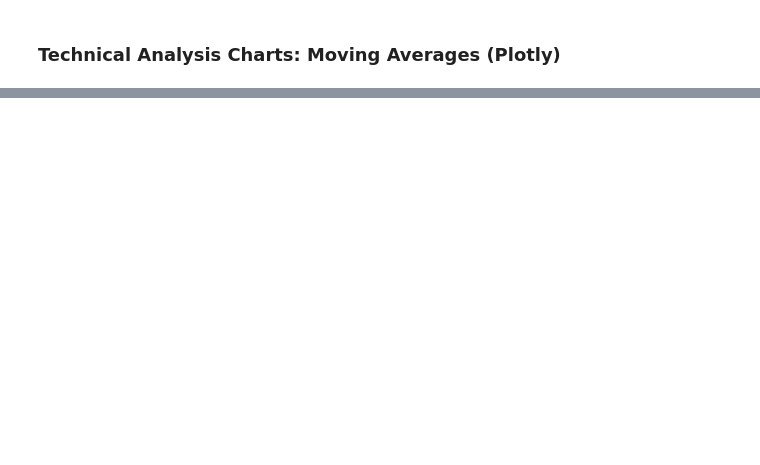
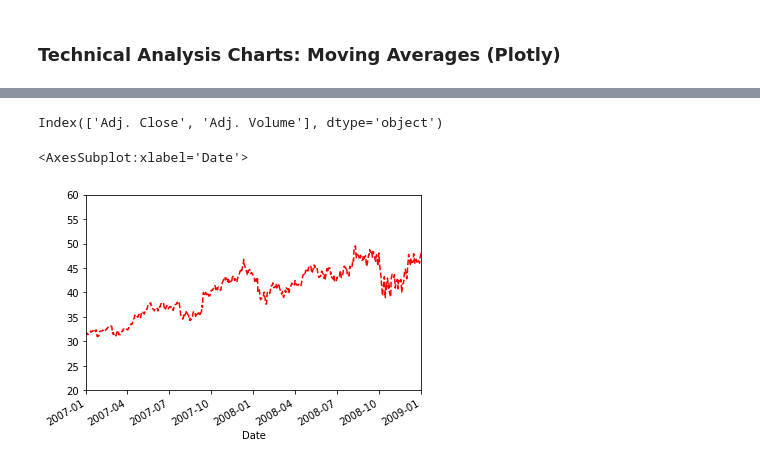
Before and after one commit to mxagar/finance_accounting_courses, a Jupyter notebook: python_finance/00_BasicDataSourcePlotting.ipynb, the cells around one changed output, grey strips where cells are left out. Cells and saved outputs as stored; diff of their text form; code cells hidden in the pictures; blank space fills up the shorter version.

Commit message:
data sources and plotting

```diff
--- a/python_finance/00_BasicDataSourcePlotting.ipynb
+++ b/python_finance/00_BasicDataSourcePlotting.ipynb
@@ -292,0 +300,2 @@ BAC['Close'].loc['2015-01-01':'2016-01-01'].ta_plot(study='boll')
+# %%
+mcdon = pd.read_csv('data/mcdonalds.csv',index_col='Date',parse_dates=True)
@@ -292,0 +312,12 @@ BAC['Close'].loc['2015-01-01':'2016-01-01'].ta_plot(study='boll')
+# %%
+# Get columns
+mcdon.columns
+# %% [output]
+Index(['Adj. Close', 'Adj. Volume'], dtype='object')
+# %%
+# Plot columns separately
+# If we have date index/x, we can pass xlim=[,] & ylim=(,)
+mcdon['Adj. Close'].plot(xlim=['2007-01-01','2009-01-01'],ylim=(20,60),ls='--',c='red')
+# %% [output]
+<AxesSubplot:xlabel='Date'>
+[figure, added]
```
Also changed, not shown: parts of 17 cells of this notebook, 3 other files.
